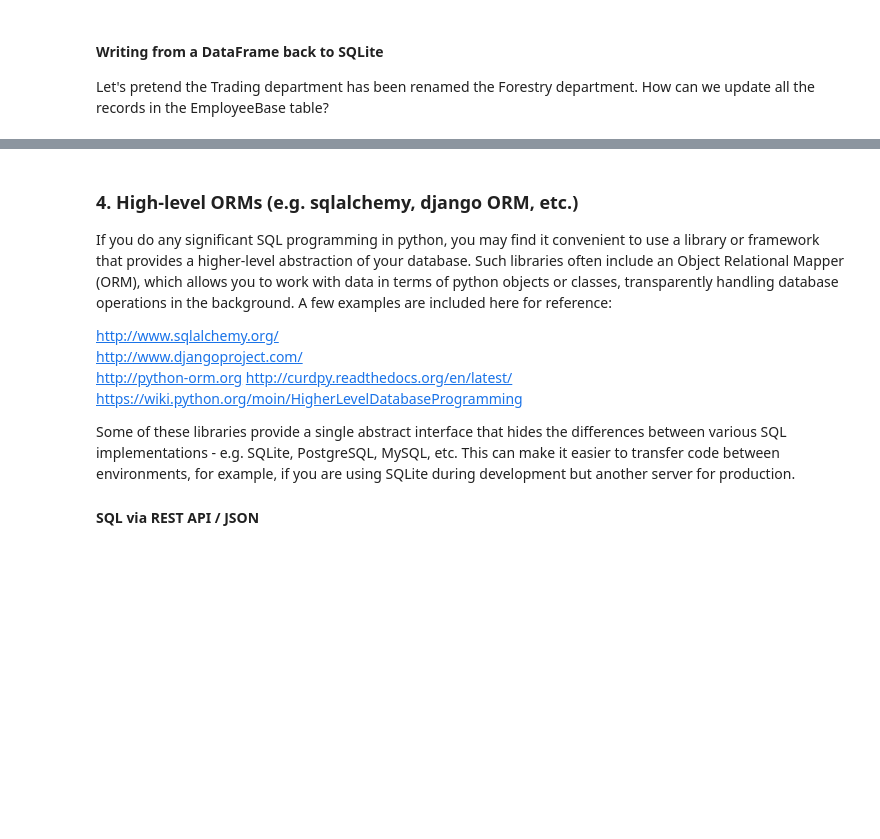
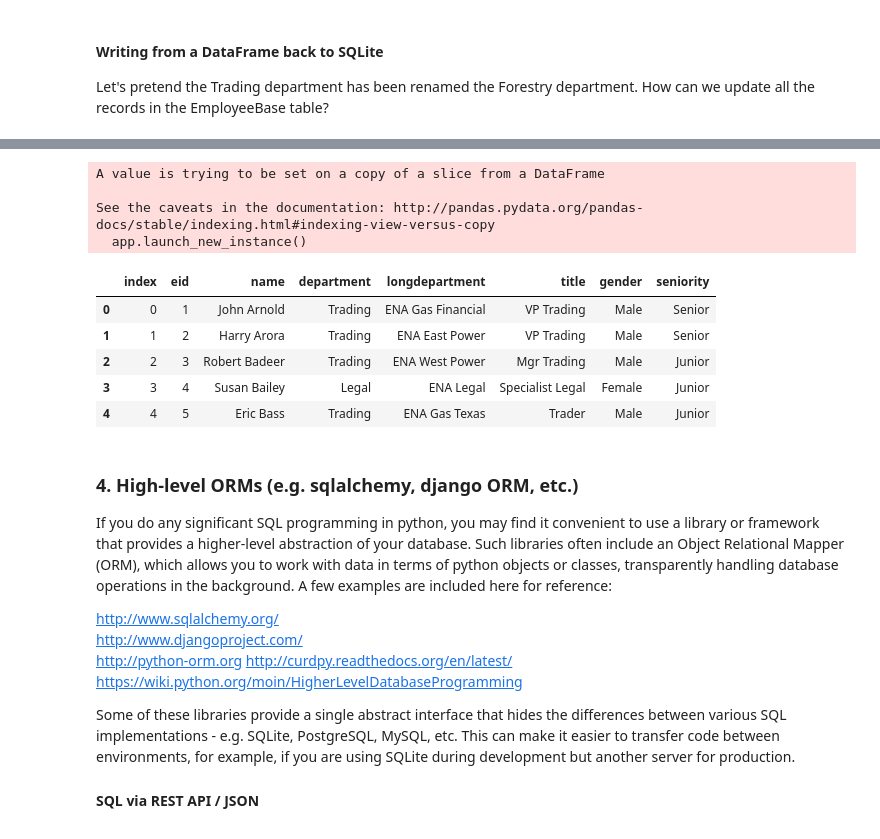
Before and after one commit to derekh34/DAT_SF_18, a Jupyter notebook: labs/lab_18/lab_18_SQL_NoSQL.ipynb, the cells around one changed output, grey strips where cells are left out. Drawn from its saved outputs; the diff is of its cells as text; code cells hidden in the pictures; blank space fills up the shorter version.

```diff
--- a/labs/lab_18/lab_18_SQL_NoSQL.ipynb
+++ b/labs/lab_18/lab_18_SQL_NoSQL.ipynb
@@ -576,0 +607,3 @@ people.head()
+# %%
+people = sql.read_sql('SELECT * FROM EmployeeBase', conn)
+people.head()
@@ -577,3 +617,19 @@ people.head()
+# %%
+departmentmap={'Forestry':'Trading'}
+
+people['department'][people.department=='Forestry'] = 'Trading'
+people.head()
+# %% [output]
+A value is trying to be set on a copy of a slice from a DataFrame
+
+See the caveats in the documentation: http://pandas.pydata.org/pandas-docs/stable/indexing.html#indexing-view-versus-copy
+  app.launch_new_instance()
+|  | index | eid | name | department | longdepartment | title | gender | seniority |
+| 0 | 0 | 1 | John Arnold | Trading | ENA Gas Financial | VP Trading | Male | Senior |
+| 1 | 1 | 2 | Harry Arora | Trading | ENA East Power | VP Trading | Male | Senior |
+| 2 | 2 | 3 | Robert Badeer | Trading | ENA West Power | Mgr Trading | Male | Junior |
+| 3 | 3 | 4 | Susan Bailey | Legal | ENA Legal | Specialist Legal | Female | Junior |
+| 4 | 4 | 5 | Eric Bass | Trading | ENA Gas Texas | Trader | Male | Junior |
 # %%
 sql.to_sql(people, 'EmployeeBase', conn, if_exists='replace')    # if_exists = <'fail', 'replace', 'append'>
 # %%
```
Also changed, not shown: parts of 6 cells of this notebook.
